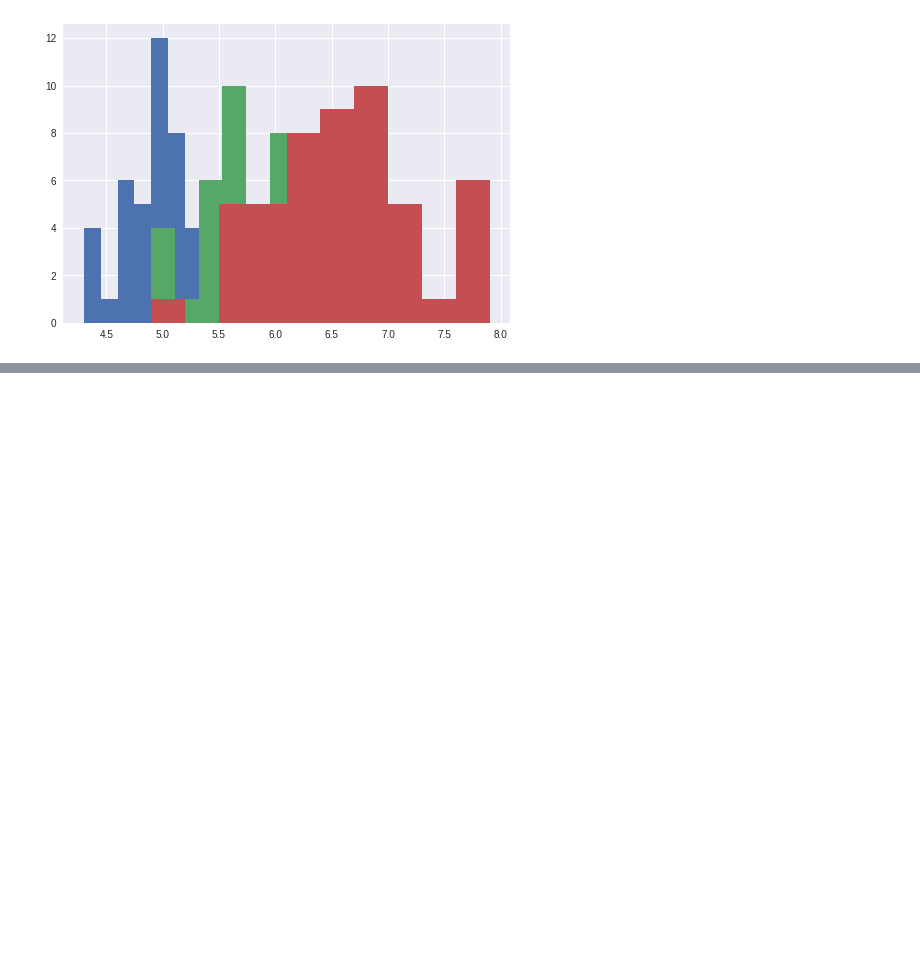
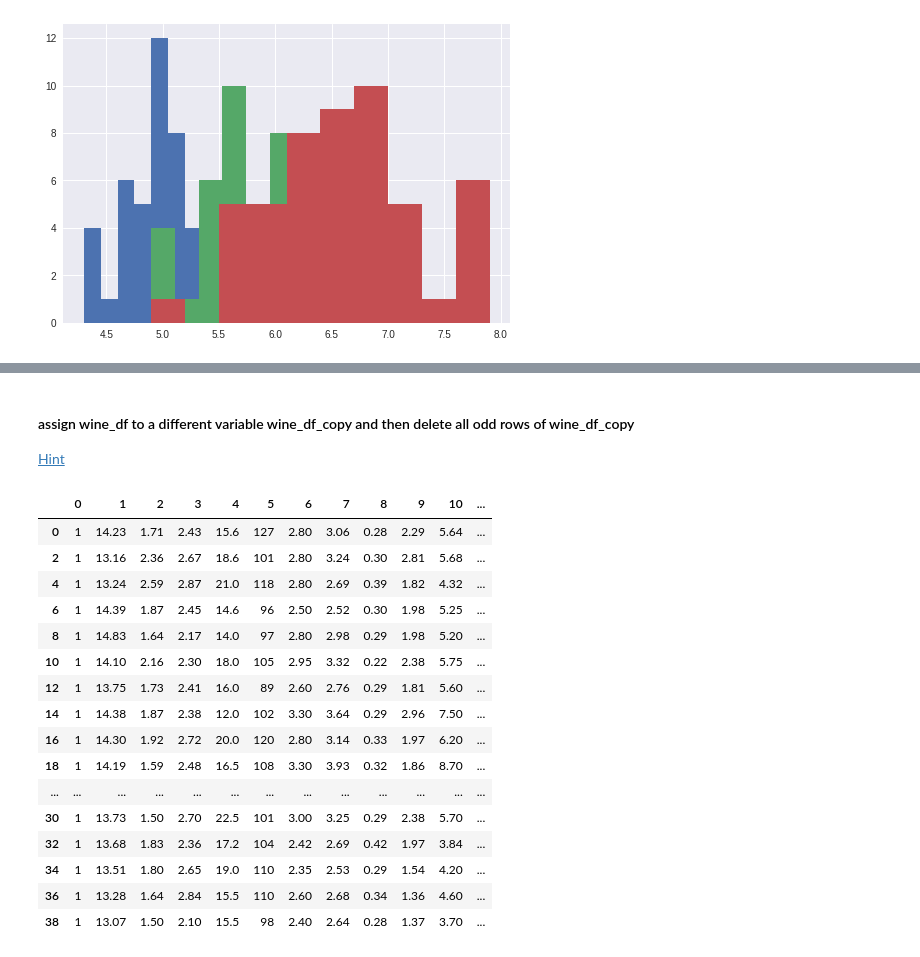
Before and after one commit to ayan59dutta/Assignment-3, a Jupyter notebook: ayan59dutta.ipynb, the cells around one changed output, grey strips where cells are left out. Cells and saved outputs as stored; diff of their text form; code cells hidden in the pictures; blank space fills up the shorter version.

Commit message:
Completed Assignment-3.

```diff
--- a/ayan59dutta.ipynb
+++ b/ayan59dutta.ipynb
@@ -501,0 +511,2 @@ plt.hist(virginica['sepal_length'])
+# %%
+wine_df = pd.read_csv('https://archive.ics.uci.edu/ml/machine-learning-databases/wine/wine.data', header=None)
@@ -501,0 +524,27 @@ plt.hist(virginica['sepal_length'])
+# %% [markdown]
+#### assign wine_df to a different variable wine_df_copy and then delete all odd rows of wine_df_copy
+
+[Hint](https://pandas.pydata.org/pandas-docs/stable/generated/pandas.DataFrame.drop.html)
+# %%
+wine_df_copy = wine_df.copy()
+
+wine_df_copy = wine_df_copy[::2]
+wine_df_copy.head(20)
+# %% [output]
+|  | 0 | 1 | 2 | 3 | 4 | 5 | 6 | 7 | 8 | 9 | 10 | ... |
+| 0 | 1 | 14.23 | 1.71 | 2.43 | 15.6 | 127 | 2.80 | 3.06 | 0.28 | 2.29 | 5.64 | ... |
+| 2 | 1 | 13.16 | 2.36 | 2.67 | 18.6 | 101 | 2.80 | 3.24 | 0.30 | 2.81 | 5.68 | ... |
+| 4 | 1 | 13.24 | 2.59 | 2.87 | 21.0 | 118 | 2.80 | 2.69 | 0.39 | 1.82 | 4.32 | ... |
+| 6 | 1 | 14.39 | 1.87 | 2.45 | 14.6 | 96 | 2.50 | 2.52 | 0.30 | 1.98 | 5.25 | ... |
+| 8 | 1 | 14.83 | 1.64 | 2.17 | 14.0 | 97 | 2.80 | 2.98 | 0.29 | 1.98 | 5.20 | ... |
+| 10 | 1 | 14.10 | 2.16 | 2.30 | 18.0 | 105 | 2.95 | 3.32 | 0.22 | 2.38 | 5.75 | ... |
+| 12 | 1 | 13.75 | 1.73 | 2.41 | 16.0 | 89 | 2.60 | 2.76 | 0.29 | 1.81 | 5.60 | ... |
+| 14 | 1 | 14.38 | 1.87 | 2.38 | 12.0 | 102 | 3.30 | 3.64 | 0.29 | 2.96 | 7.50 | ... |
+| 16 | 1 | 14.30 | 1.92 | 2.72 | 20.0 | 120 | 2.80 | 3.14 | 0.33 | 1.97 | 6.20 | ... |
+| 18 | 1 | 14.19 | 1.59 | 2.48 | 16.5 | 108 | 3.30 | 3.93 | 0.32 | 1.86 | 8.70 | ... |
+| ... | ... | ... | ... | ... | ... | ... | ... | ... | ... | ... | ... | ... |
+| 30 | 1 | 13.73 | 1.50 | 2.70 | 22.5 | 101 | 3.00 | 3.25 | 0.29 | 2.38 | 5.70 | ... |
+| 32 | 1 | 13.68 | 1.83 | 2.36 | 17.2 | 104 | 2.42 | 2.69 | 0.42 | 1.97 | 3.84 | ... |
+| 34 | 1 | 13.51 | 1.80 | 2.65 | 19.0 | 110 | 2.35 | 2.53 | 0.29 | 1.54 | 4.20 | ... |
+| 36 | 1 | 13.28 | 1.64 | 2.84 | 15.5 | 110 | 2.60 | 2.68 | 0.34 | 1.36 | 4.60 | ... |
+| 38 | 1 | 13.07 | 1.50 | 2.10 | 15.5 | 98 | 2.40 | 2.64 | 0.28 | 1.37 | 3.70 | ... |
```
Also changed, not shown: parts of 27 cells of this notebook.
